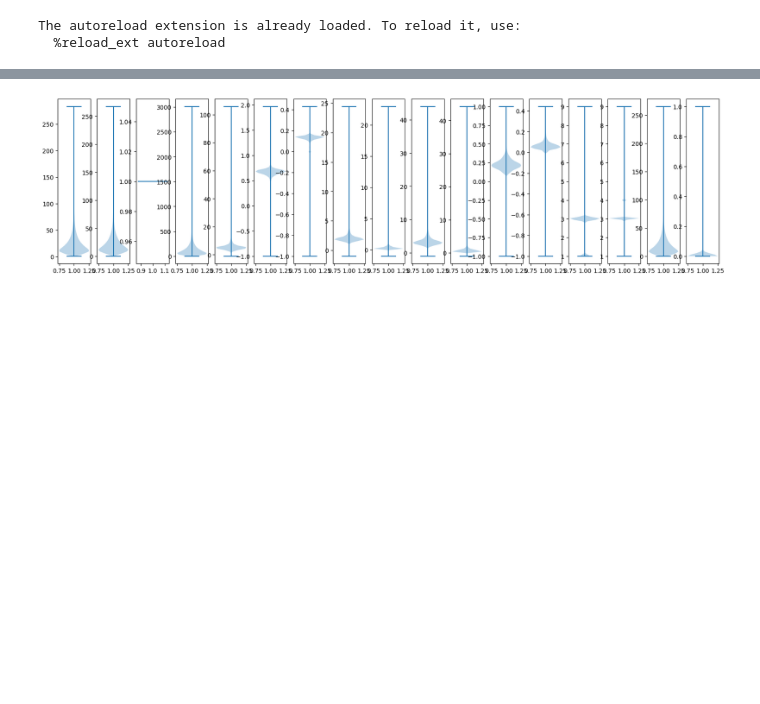
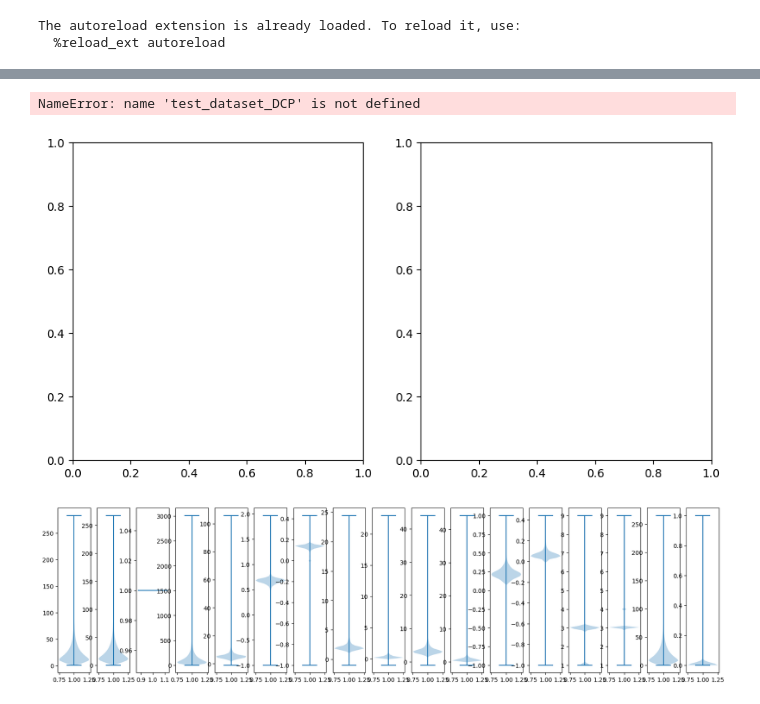
Before and after one commit to luxtu/graphs_in_ophthalmology, a Jupyter notebook: notebooks/graph_feature_explore.ipynb, the cells around one changed output, grey strips where cells are left out. Drawn from its saved outputs; the diff is of its cells as text; code cells hidden in the pictures; blank space fills up the shorter version.

```diff
--- a/notebooks/graph_feature_explore.ipynb
+++ b/notebooks/graph_feature_explore.ipynb
@@ -39,3 +350,12 @@ test_dataset = hetero_graph_loader.HeteroGraphLoaderTorch(vessel_graph_path,
+# %%
+fig, ax = plt.subplots(1,2, figsize = (10,5))
+graph_2D.HeteroGraphPlotter2D().plot_graph_2D(test_dataset_DCP.hetero_graphs["0533_OS"], edges= True, ax=ax[0])
+graph_2D.HeteroGraphPlotter2D().plot_graph_2D(test_dataset_SCP.hetero_graphs["0533_OS"], edges= True, ax=ax[1])
+
+# dcp is way denser than scp
+# %% [output]
+NameError: name 'test_dataset_DCP' is not defined
+[figure, added]
 # %%
 
 node_tensors = {}
```
Also changed, not shown: parts of 7 cells of this notebook.
